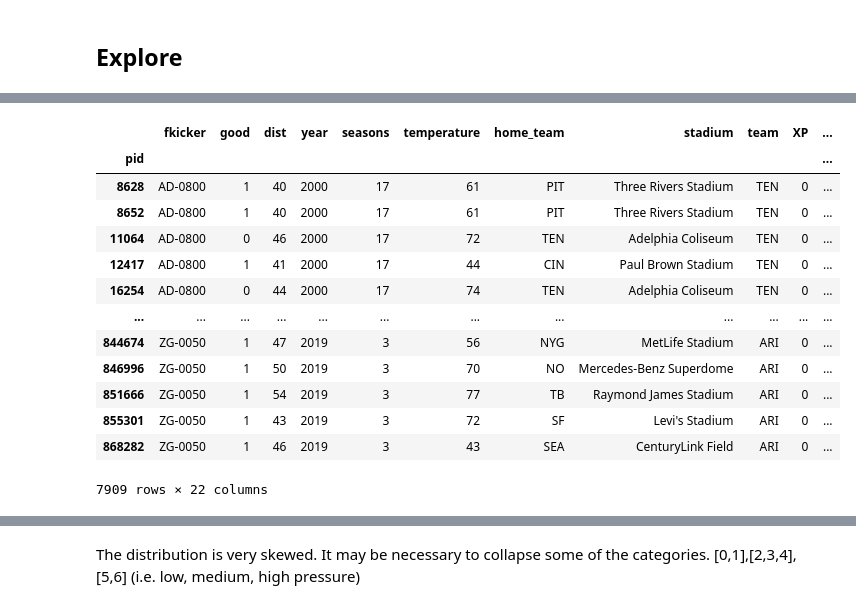
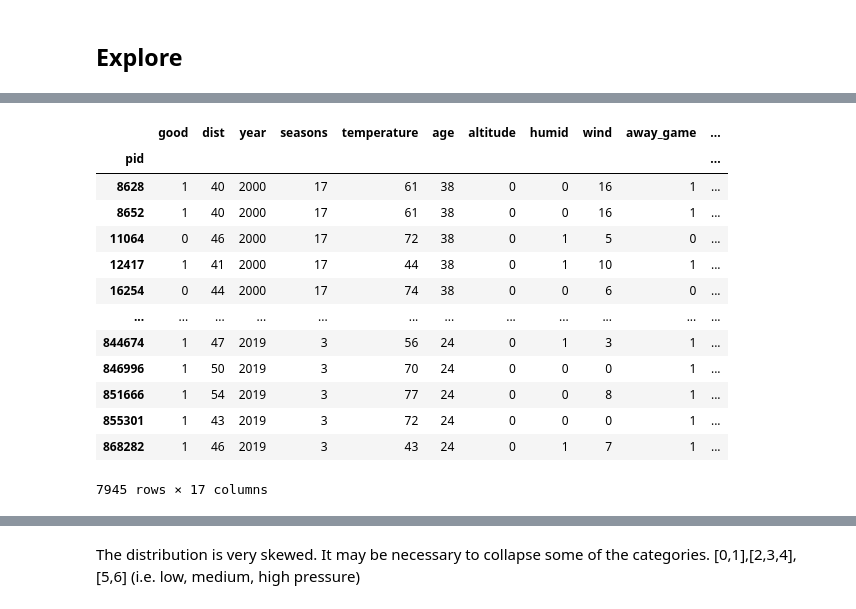
Before and after one commit to lewisbails/nfl-project, a Jupyter notebook: notebooks/pressure.ipynb, the cells around one changed output, grey strips where cells are left out. Cells and saved outputs as stored; diff of their text form; code cells hidden in the pictures.

```diff
--- a/notebooks/pressure.ipynb
+++ b/notebooks/pressure.ipynb
@@ -61,19 +67,20 @@ sns.lineplot(x='dist_bin', y='good', hue='pressure', data=df_)
 # %%
-df = df[(df['dist']>=40)]
-df.dropna(inplace=True)
-df
+df_long = df[df['dist']>=40].drop(['fkicker', 'home_team', 'stadium', 'team', 'XP'], axis=1)
+df_long['form'] = df['form'].fillna(method='bfill')
+df_long.dropna(inplace=True)
+df_long
 # %% [output]
-|  | fkicker | good | dist | year | seasons | temperature | home_team | stadium | team | XP | ... |
+|  | good | dist | year | seasons | temperature | age | altitude | humid | wind | away_game | ... |
 | pid |  |  |  |  |  |  |  |  |  |  | ... |
-| 8628 | AD-0800 | 1 | 40 | 2000 | 17 | 61 | PIT | Three Rivers Stadium | TEN | 0 | ... |
-| 8652 | AD-0800 | 1 | 40 | 2000 | 17 | 61 | PIT | Three Rivers Stadium | TEN | 0 | ... |
-| 11064 | AD-0800 | 0 | 46 | 2000 | 17 | 72 | TEN | Adelphia Coliseum | TEN | 0 | ... |
-| 12417 | AD-0800 | 1 | 41 | 2000 | 17 | 44 | CIN | Paul Brown Stadium | TEN | 0 | ... |
-| 16254 | AD-0800 | 0 | 44 | 2000 | 17 | 74 | TEN | Adelphia Coliseum | TEN | 0 | ... |
+| 8628 | 1 | 40 | 2000 | 17 | 61 | 38 | 0 | 0 | 16 | 1 | ... |
+| 8652 | 1 | 40 | 2000 | 17 | 61 | 38 | 0 | 0 | 16 | 1 | ... |
+| 11064 | 0 | 46 | 2000 | 17 | 72 | 38 | 0 | 1 | 5 | 0 | ... |
+| 12417 | 1 | 41 | 2000 | 17 | 44 | 38 | 0 | 1 | 10 | 1 | ... |
+| 16254 | 0 | 44 | 2000 | 17 | 74 | 38 | 0 | 0 | 6 | 0 | ... |
 | ... | ... | ... | ... | ... | ... | ... | ... | ... | ... | ... | ... |
-| 844674 | ZG-0050 | 1 | 47 | 2019 | 3 | 56 | NYG | MetLife Stadium | ARI | 0 | ... |
-| 846996 | ZG-0050 | 1 | 50 | 2019 | 3 | 70 | NO | Mercedes-Benz Superdome | ARI | 0 | ... |
-| 851666 | ZG-0050 | 1 | 54 | 2019 | 3 | 77 | TB | Raymond James Stadium | ARI | 0 | ... |
-| 855301 | ZG-0050 | 1 | 43 | 2019 | 3 | 72 | SF | Levi's Stadium | ARI | 0 | ... |
-| 868282 | ZG-0050 | 1 | 46 | 2019 | 3 | 43 | SEA | CenturyLink Field | ARI | 0 | ... |
+| 844674 | 1 | 47 | 2019 | 3 | 56 | 24 | 0 | 1 | 3 | 1 | ... |
+| 846996 | 1 | 50 | 2019 | 3 | 70 | 24 | 0 | 0 | 0 | 1 | ... |
+| 851666 | 1 | 54 | 2019 | 3 | 77 | 24 | 0 | 0 | 8 | 1 | ... |
+| 855301 | 1 | 43 | 2019 | 3 | 72 | 24 | 0 | 0 | 0 | 1 | ... |
+| 868282 | 1 | 46 | 2019 | 3 | 43 | 24 | 0 | 1 | 7 | 1 | ... |
-7909 rows × 22 columns
+7945 rows × 17 columns
```
Also changed, not shown: parts of 26 cells of this notebook, 1 other file.
